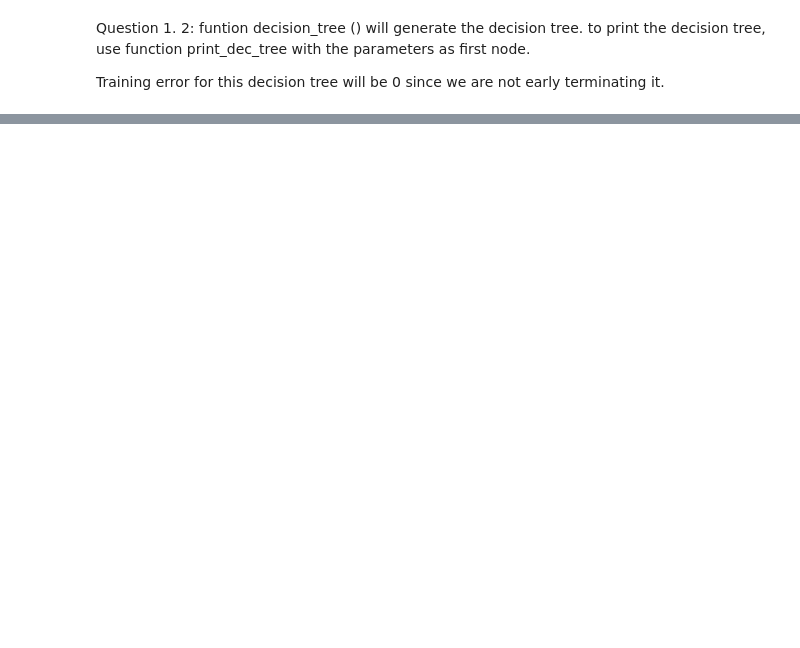
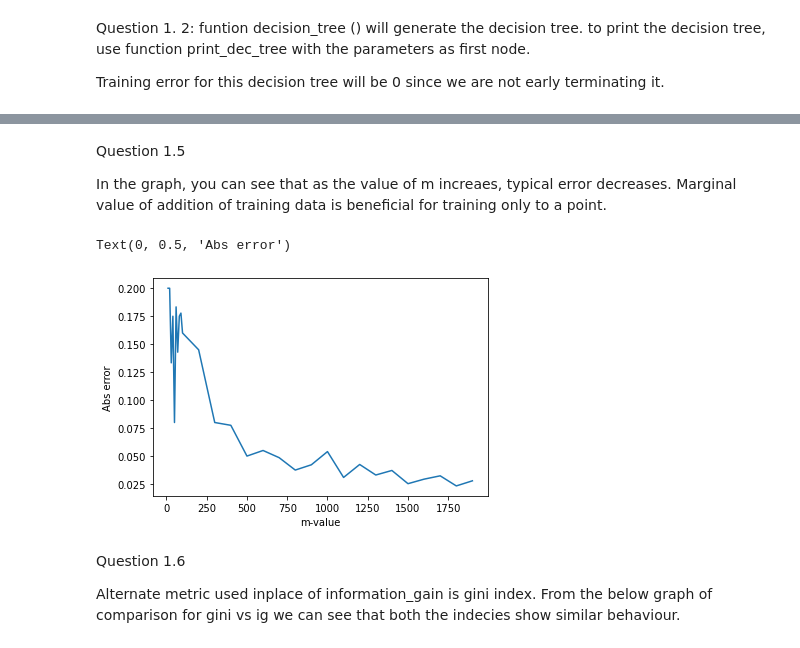
Before and after one commit to laxmanpottimuthi/ml_algos, a Jupyter notebook: Decesion_tree_implementation.ipynb, the cells around one changed output, grey strips where cells are left out. Saved outputs shown, nothing was run; the diff lists cells and outputs as text; code cells hidden in the pictures; blank space fills up the shorter version.

Commit message:
Decision Tree implementation.

```diff
--- a/Decesion_tree_implementation.ipynb
+++ b/Decesion_tree_implementation.ipynb
@@ -58,3 +67,0 @@ def create_training_data(k,m):
-# %%
-# #Example of creating data points for k=4 features and m=10 datapoints
-data_set, labels = create_training_data(3,5)
@@ -705,0 +283,10 @@ def decision_tree_sample_size(data_set, labels, feature_vec,sample_size):
+# %%
+#Question 1.3
+k=4
+m=30
+data_set_org, labels = create_training_data(k,m) #Generating data
+feature_vec = list(range(0,k)) #taking the values from 0 to k-1 as k-features
+data_set = copy.deepcopy(data_set_org) #just keep old data for testing. can avoid it.
+node_stat = decision_tree(data_set,labels,feature_vec)
+node = copy.deepcopy(node_stat)
+print_decision_tree(node)
@@ -705,0 +312,64 @@ def decision_tree_sample_size(data_set, labels, feature_vec,sample_size):
+# %% [markdown]
+Question 1.5
+
+In the graph, you can see that as the value of m increaes, typical error decreases. Marginal value of addition of training data is beneficial for training only to a point.
+# %%
+#Question 5
+
+"""
+Creating different values of m between 10 and 2000
+"""
+def get_m_list(x,y):
+    m1 = list(range(10,100,10))
+    m2 = list(range(100,2000,100))
+    m3 = []#list(range(1000,10000,1000))
+    m_list = m1 + m2 + m3
+    return m_list
+
+"""
+Estimating error for multiple values of m
+Output: average error for the given m and its error value as lists.
+"""
+def avg_error_per_m(k=4):
+    error = []
+    m_list = []
+    predicted_labels = []
+
+    m_list = get_m_list(100,10000)
+    k =10
+    for m in m_list:
+
+        train_data_set, train_labels = create_training_data(k,m)
+        train_feature_vec = list(range(0,k))
+        node_train = decision_tree(train_data_set,train_labels,train_feature_vec)
+        train_pred_labels = []
+        for r in range(0,m):
+            node_train_copy = copy.deepcopy(node_train)
+            train_pred_labels.append(find_decision(train_data_set[r],node_train_copy))
+        train_error = get_error(train_labels,train_pred_labels)
+        if train_error != 0:
+            print("Error occured. Training error should be zero for m is ",m," /n")
+
+        data_set, labels = create_training_data(k,m)
+        predicted_labels = []
+        for r in range(0,m):
+            node_test_copy = copy.deepcopy(node_train)
+            predicted_labels.append(find_decision(data_set[r],node_test_copy))
+        test_error = get_error(labels,predicted_labels)
+        abs_error = abs(train_error-test_error)
+        error.append(abs_error)
+    return sum(error)/len(m_list), error, m_list
+
+
+avg_typical_error, abs_error, m_list= avg_error_per_m()
+#plotting the graph for all iterations
+plt.plot(m_list,abs_error)
+plt.xlabel("m-value")
+plt.ylabel("Abs error")
+# %% [output]
+Text(0, 0.5, 'Abs error')
+[figure, added]
+# %% [markdown]
+Question 1.6
+
+Alternate metric used inplace of information_gain is gini index. From the below graph of comparison for gini vs ig we can see that both the indecies show similar behaviour.
```
Also changed, not shown: parts of 60 cells of this notebook.
